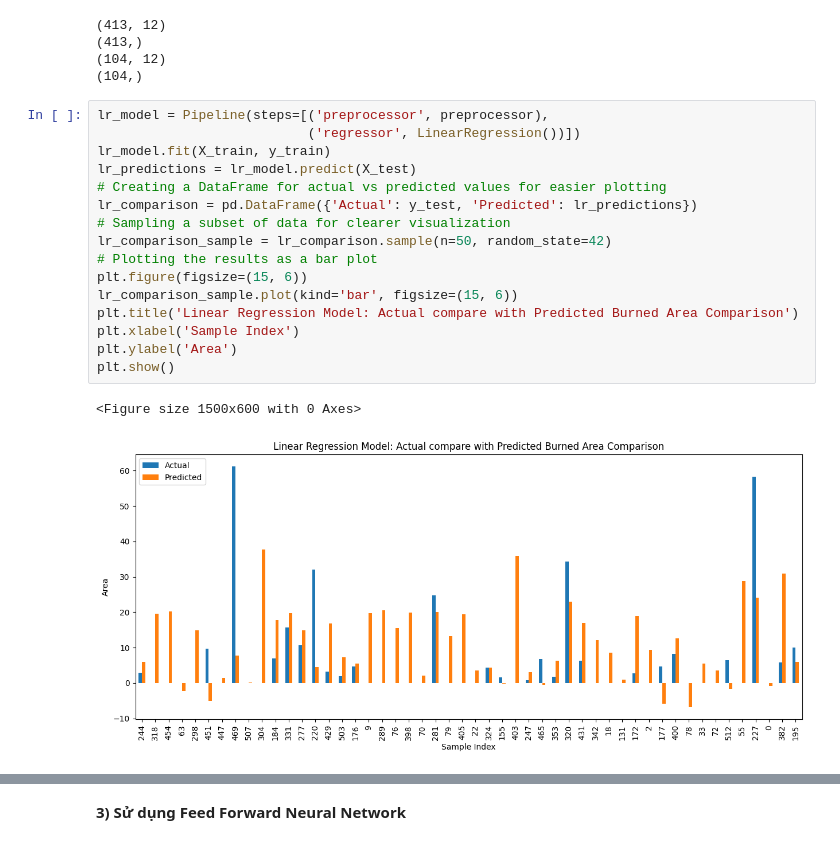
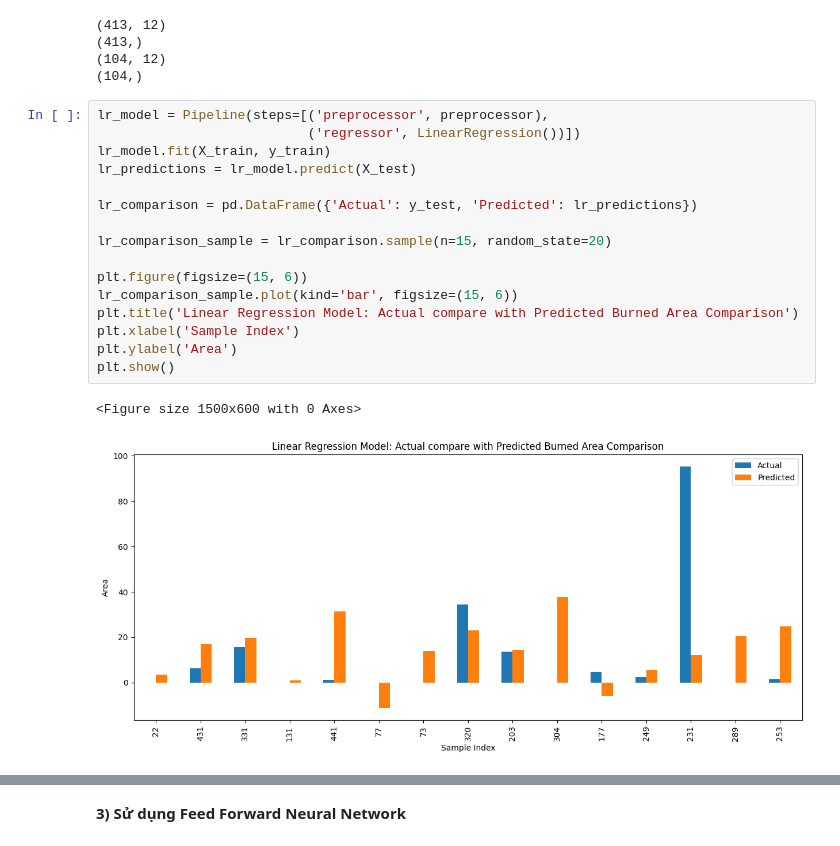
Before and after one commit to miireii/final-project-ML, a Jupyter notebook: 521H0238_LeQuangHuy_FinalProjectML.ipynb, the cells around one changed output, grey strips where cells are left out. Drawn from its saved outputs; the diff is of its cells as text.

```diff
--- a/521H0238_LeQuangHuy_FinalProjectML.ipynb
+++ b/521H0238_LeQuangHuy_FinalProjectML.ipynb
@@ -128,22 +132,22 @@ print(y_test.shape)
 # %%
 lr_model = Pipeline(steps=[('preprocessor', preprocessor),
                            ('regressor', LinearRegression())])
 lr_model.fit(X_train, y_train)
 lr_predictions = lr_model.predict(X_test)
-# Creating a DataFrame for actual vs predicted values for easier plotting
+
 lr_comparison = pd.DataFrame({'Actual': y_test, 'Predicted': lr_predictions})
-# Sampling a subset of data for clearer visualization
-lr_comparison_sample = lr_comparison.sample(n=50, random_state=42)
-# Plotting the results as a bar plot
+
+lr_comparison_sample = lr_comparison.sample(n=15, random_state=20)
+
 plt.figure(figsize=(15, 6))
 lr_comparison_sample.plot(kind='bar', figsize=(15, 6))
 plt.title('Linear Regression Model: Actual compare with Predicted Burned Area Comparison')
 plt.xlabel('Sample Index')
 plt.ylabel('Area')
 plt.show()
 # %% [output]
 <Figure size 1500x600 with 0 Axes>
-[figure, old version]
+[figure, new version]
 # %%
 # Creating the Random Forest pipeline
 rf_model = Pipeline(steps=[
```
Also changed, not shown: parts of 4 cells of this notebook.
